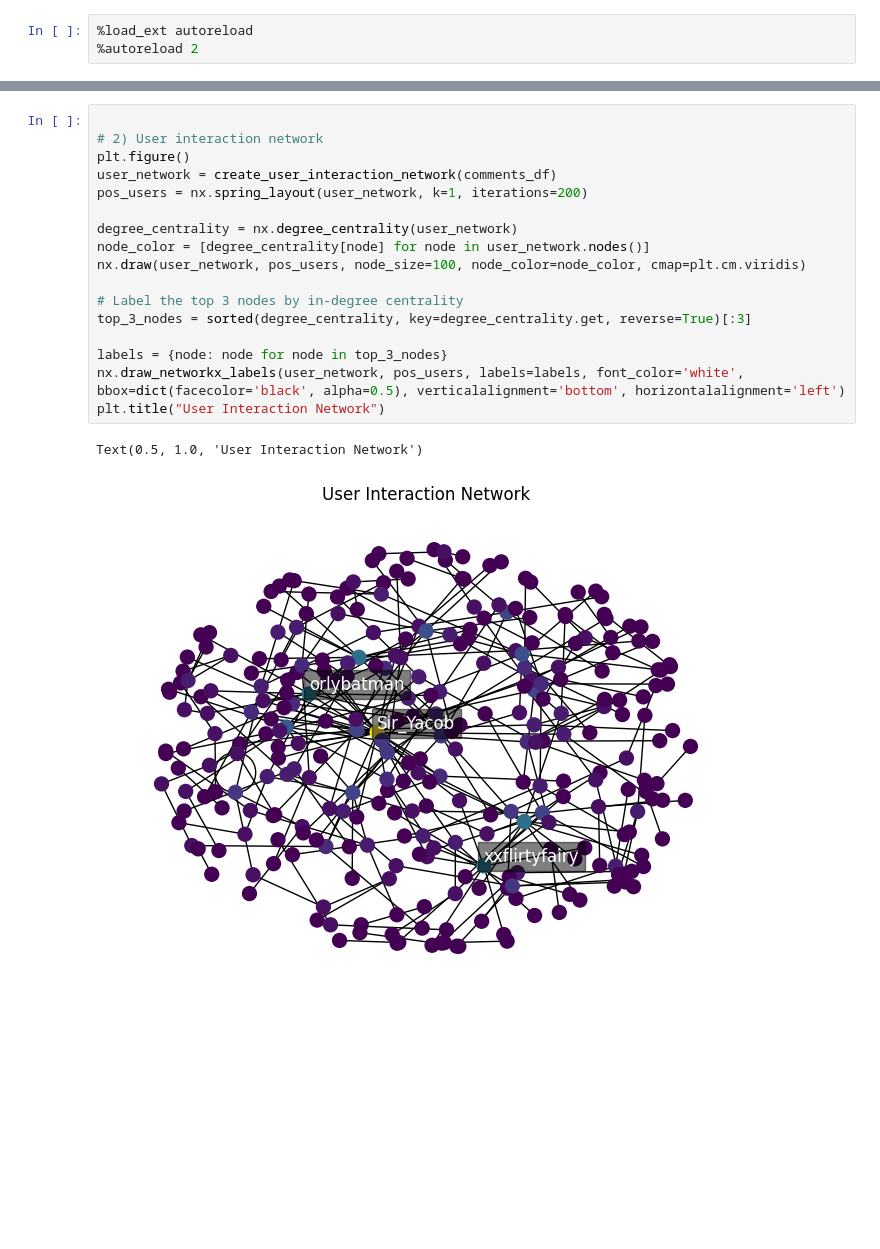
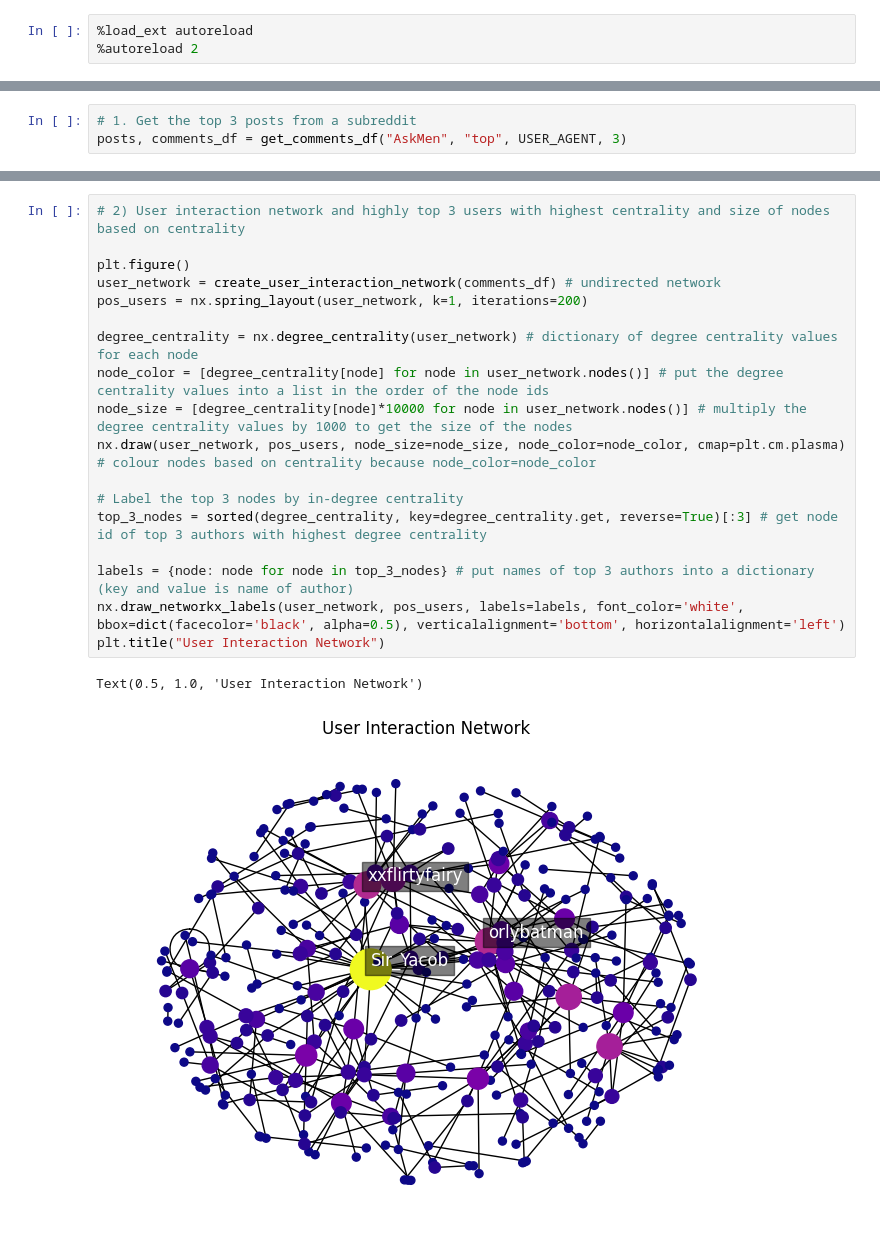
Before and after one commit to berniehogan/oii-fsds-textanalysis, a Jupyter notebook: week4day2_lab.ipynb, the cells around one changed output, grey strips where cells are left out. Saved outputs shown, nothing was run; the diff lists cells and outputs as text; blank space fills up the shorter version.

```diff
--- a/week4day2_lab.ipynb
+++ b/week4day2_lab.ipynb
@@ -79,0 +40,3 @@ Fetching comments from https://api.reddit.com/comments/1gk87hn
+# %%
+# 1. Get the top 3 posts from a subreddit
+posts, comments_df = get_comments_df("AskMen", "top", USER_AGENT, 3)
@@ -123,21 +74,22 @@ Depth of the tree: 7
 # %%
+# 2) User interaction network and highly top 3 users with highest centrality and size of nodes based on centrality
 
-# 2) User interaction network
 plt.figure()
-user_network = create_user_interaction_network(comments_df)
+user_network = create_user_interaction_network(comments_df) # undirected network
 pos_users = nx.spring_layout(user_network, k=1, iterations=200)
 
-degree_centrality = nx.degree_centrality(user_network)
-node_color = [degree_centrality[node] for node in user_network.nodes()]
-nx.draw(user_network, pos_users, node_size=100, node_color=node_color, cmap=plt.cm.viridis)
+degree_centrality = nx.degree_centrality(user_network) # dictionary of degree centrality values for each node
+node_color = [degree_centrality[node] for node in user_network.nodes()] # put the degree centrality values into a list in the order of the node ids
+node_size = [degree_centrality[node]*10000 for node in user_network.nodes()] # multiply the degree centrality values by 1000 to get the size of the nodes
+nx.draw(user_network, pos_users, node_size=node_size, node_color=node_color, cmap=plt.cm.plasma) # colour nodes based on centrality because node_color=node_color
 
 # Label the top 3 nodes by in-degree centrality
-top_3_nodes = sorted(degree_centrality, key=degree_centrality.get, reverse=True)[:3]
+top_3_nodes = sorted(degree_centrality, key=degree_centrality.get, reverse=True)[:3] # get node id of top 3 authors with highest degree centrality
 
-labels = {node: node for node in top_3_nodes}
+labels = {node: node for node in top_3_nodes} # put names of top 3 authors into a dictionary (key and value is name of author)
 nx.draw_networkx_labels(user_network, pos_users, labels=labels, font_color='white', bbox=dict(facecolor='black', alpha=0.5), verticalalignment='bottom', horizontalalignment='left')
 plt.title("User Interaction Network")
 # %% [output]
 Text(0.5, 1.0, 'User Interaction Network')
-[figure, old version]
+[figure, new version]
 # %%
```
Also changed, not shown: parts of 8 cells of this notebook, 5 other files.
